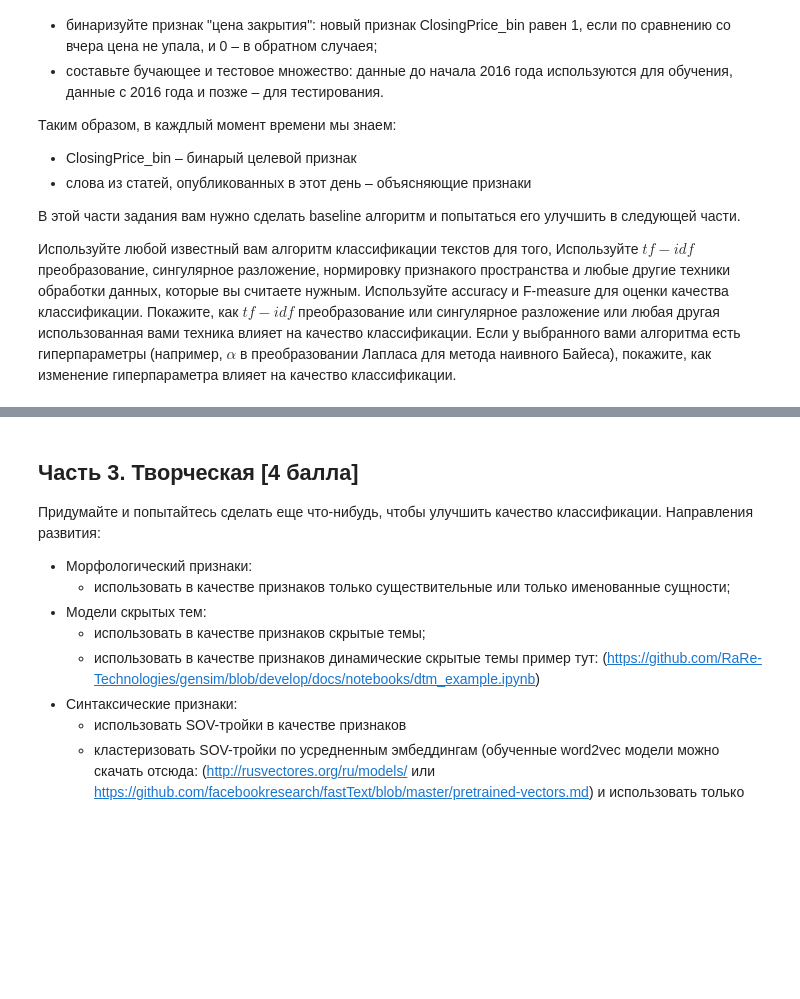
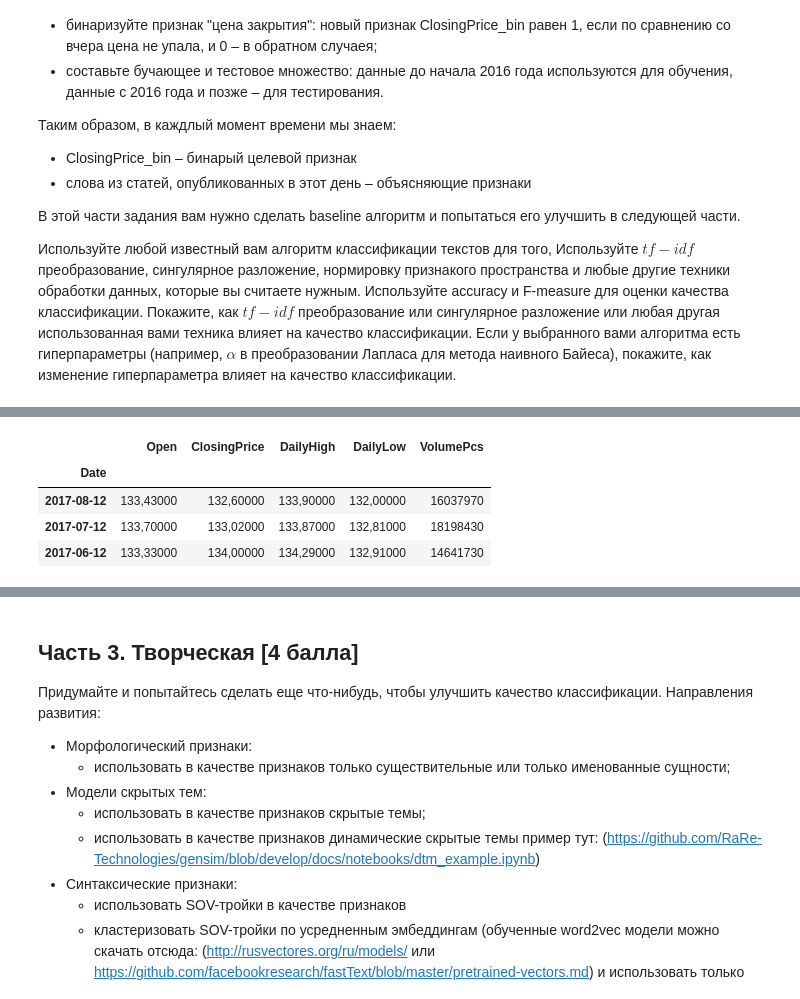
Before and after one commit to Sinopsys/group-hw-ida-2018, a Jupyter notebook: hw_2_prices/HW2-Kupriyanov-Rakhmatullin-Danilin.ipynb, the cells around one changed output, grey strips where cells are left out. Drawn from its saved outputs; the diff is of its cells as text; code cells hidden in the pictures; blank space fills up the shorter version.

```diff
--- a/hw_2_prices/HW2-Kupriyanov-Rakhmatullin-Danilin.ipynb
+++ b/hw_2_prices/HW2-Kupriyanov-Rakhmatullin-Danilin.ipynb
@@ -337,0 +347,9 @@ df[df['text'].str.contains(u'санкц', regex=True, na=False)]
+# %%
+df_prices = pd.read_csv('gazprom_prices.csv', parse_dates=True, sep=';', index_col='Date', ty)
+df_prices.head(3)
+# %% [output]
+|  | Open | ClosingPrice | DailyHigh | DailyLow | VolumePcs |
+| Date |  |  |  |  |  |
+| 2017-08-12 | 133,43000 | 132,60000 | 133,90000 | 132,00000 | 16037970 |
+| 2017-07-12 | 133,70000 | 133,02000 | 133,87000 | 132,81000 | 18198430 |
+| 2017-06-12 | 133,33000 | 134,00000 | 134,29000 | 132,91000 | 14641730 |
```
Also changed, not shown: parts of 26 cells of this notebook.
